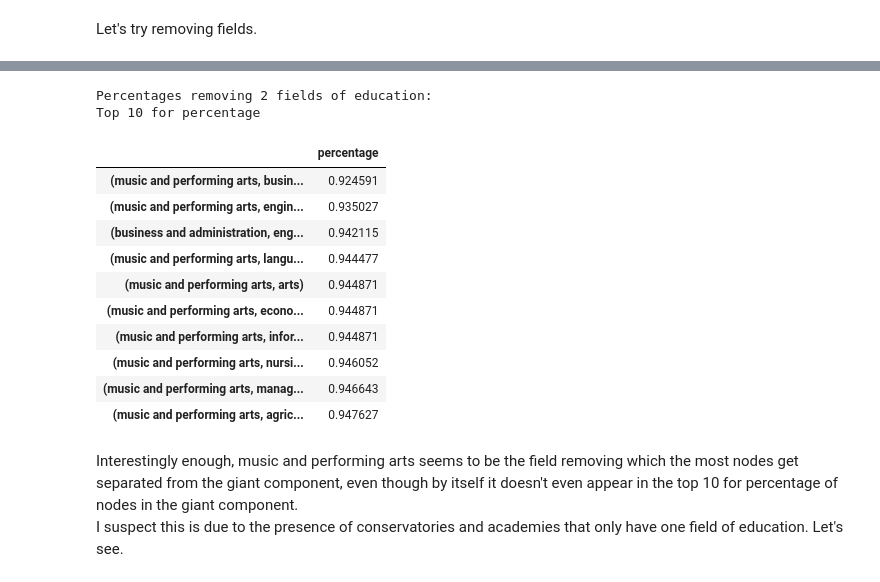
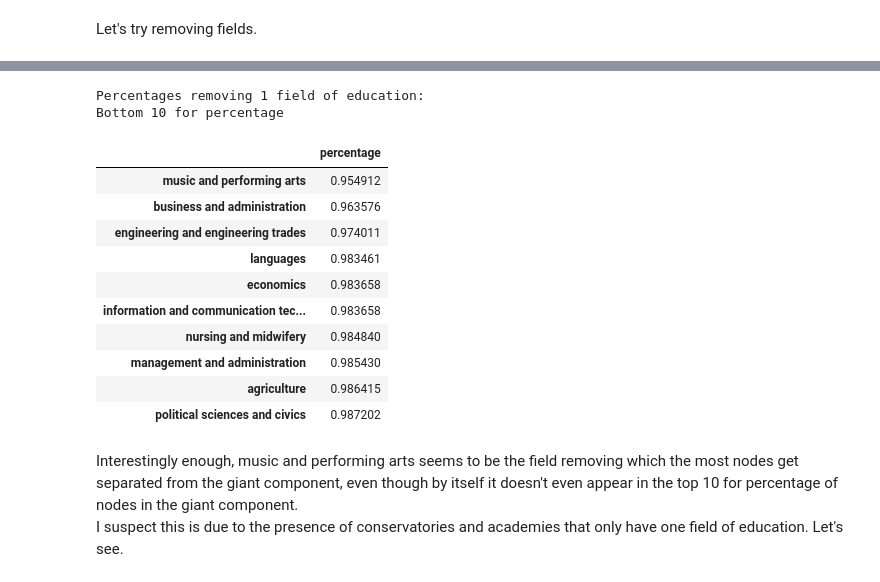
Before and after one commit to FilippoBragato/ErasmusMobilityStudy, a Jupyter notebook: FieldOfEducation.ipynb, the cells around one changed output, grey strips where cells are left out. Saved outputs shown, nothing was run; the diff lists cells and outputs as text; code cells hidden in the pictures.

```diff
--- a/FieldOfEducation.ipynb
+++ b/FieldOfEducation.ipynb
@@ -242,22 +155,33 @@ Top 10 for percentage
-# %%
-field_df = fields_percentage_in_giant(mobility_df, 2, removing=True)
-print('Percentages removing 2 fields of education:')
-print('Top 10 for percentage')
-display(field_df.head(10))
-# %% [output]
-Percentages removing 2 fields of education:
-Top 10 for percentage
-|  | percentage |
-| (music and performing arts, busin... | 0.924591 |
-| (music and performing arts, engin... | 0.935027 |
-| (business and administration, eng... | 0.942115 |
-| (music and performing arts, langu... | 0.944477 |
-| (music and performing arts, arts) | 0.944871 |
-| (music and performing arts, econo... | 0.944871 |
-| (music and performing arts, infor... | 0.944871 |
-| (music and performing arts, nursi... | 0.946052 |
-| (music and performing arts, manag... | 0.946643 |
-| (music and performing arts, agric... | 0.947627 |
+# %%
+fields = mobility_df['Field of Education'].unique()
+dd = {}
+for field in fields:
+    temp_df = mobility_df.loc[mobility_df['Field of Education'] != field]
+    temp_serie = temp_df.groupby(['SendId', 'RecId']).sum()
+    row = np.array(temp_serie.index.get_level_values(1).tolist())
+    col = np.array(temp_serie.index.get_level_values(0).tolist())
+    val = temp_serie.values
+    temp_adj = sparse.csr_matrix((val.flatten(), (row, col)), shape=(nodes.size, nodes.size))
+    dd[field] = ns.fraction_in_giant(temp_adj)
+field_df = pd.DataFrame.from_dict(dd, orient='index', columns=['percentage'])
+field_df = field_df.sort_values('percentage')
+print('Percentages removing 1 field of education:')
+print('Bottom 10 for percentage')
+display(field_df.head(10))
+# %% [output]
+Percentages removing 1 field of education:
+Bottom 10 for percentage
+|  | percentage |
+| music and performing arts | 0.954912 |
+| business and administration | 0.963576 |
+| engineering and engineering trades | 0.974011 |
+| languages | 0.983461 |
+| economics | 0.983658 |
+| information and communication tec... | 0.983658 |
+| nursing and midwifery | 0.984840 |
+| management and administration | 0.985430 |
+| agriculture | 0.986415 |
+| political sciences and civics | 0.987202 |
 # %% [markdown]
 Interestingly enough, music and performing arts seems to be the field removing which the most nodes get separated from the giant component, even though by itself it doesn't even appear in the top 10 for percentage of nodes in the giant component.\
 I suspect this is due to the presence of conservatories and academies that only have one field of education. Let's see.
```
Also changed, not shown: parts of 11 cells of this notebook.
